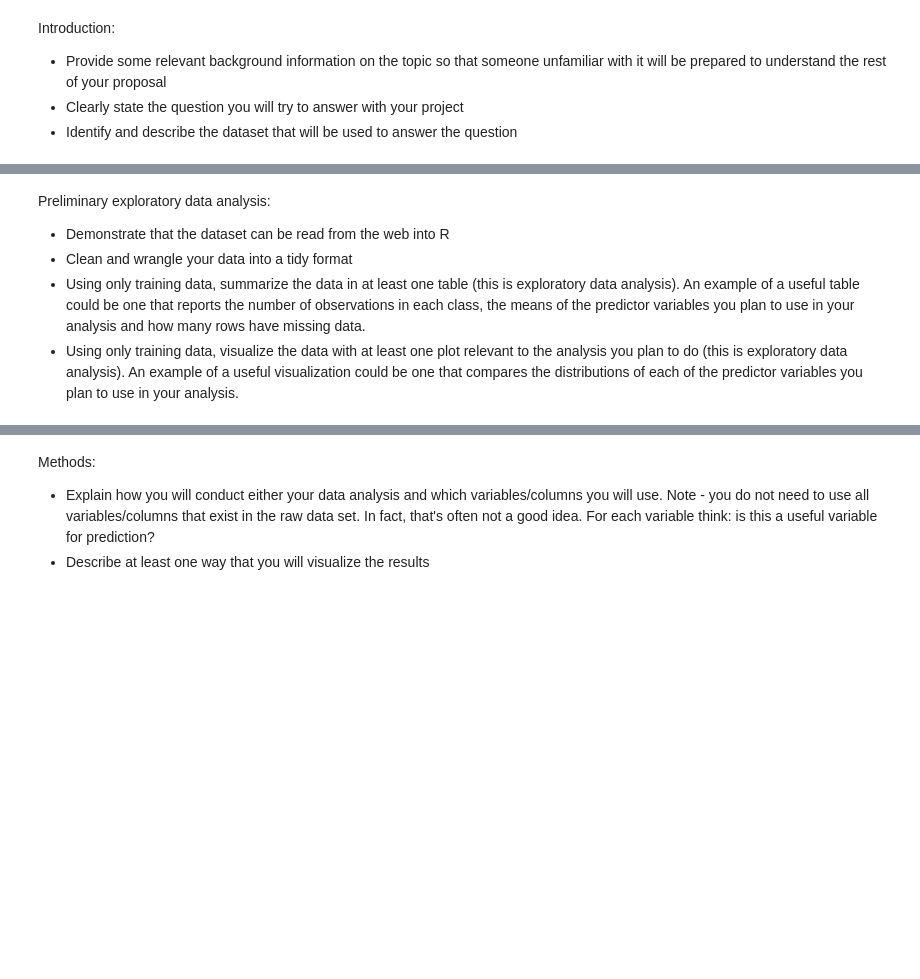
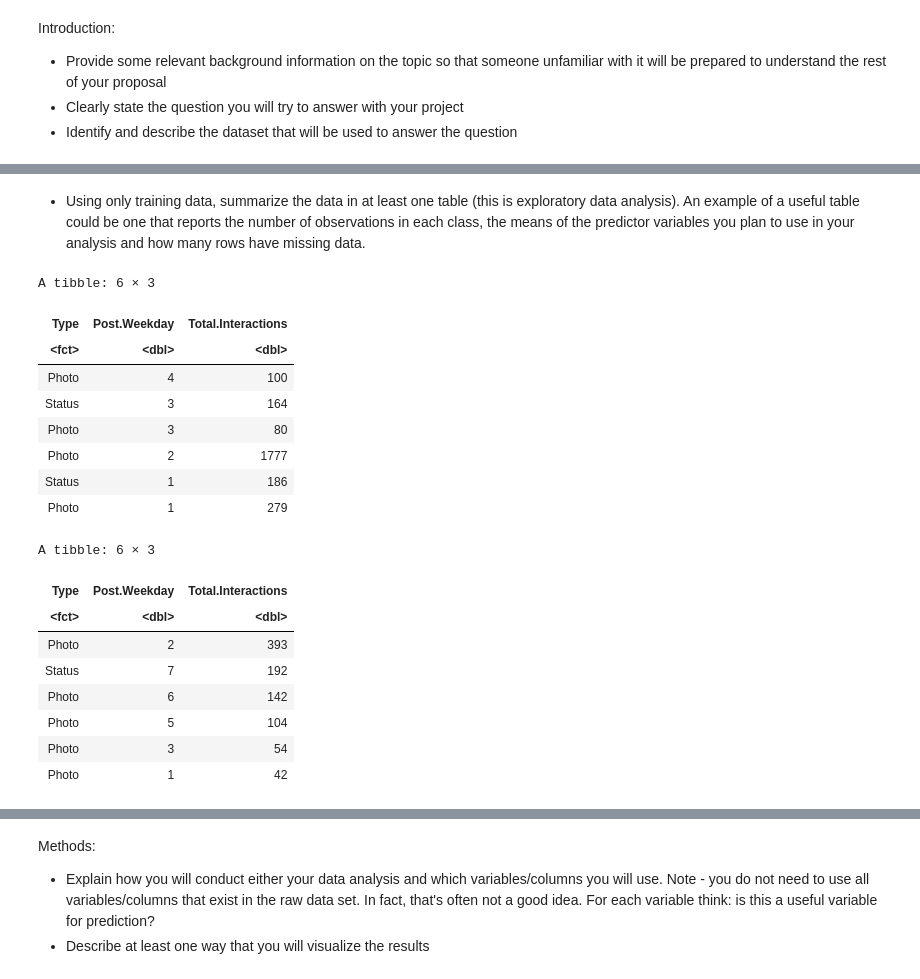
Before and after one commit to L-amat/project_proposal, a Jupyter notebook: eda.ipynb, the cells around one changed output, grey strips where cells are left out. Saved outputs shown, nothing was run; the diff lists cells and outputs as text; code cells hidden in the pictures; blank space fills up the shorter version.

```diff
--- a/eda.ipynb
+++ b/eda.ipynb
@@ -34,6 +83,30 @@ Introduction:
 # %% [markdown]
-Preliminary exploratory data analysis:
-- Demonstrate that the dataset can be read from the web into R
-- Clean and wrangle your data into a tidy format
 - Using only training data, summarize the data in at least one table (this is exploratory data analysis). An example of a useful table could be one that reports the number of observations in each class, the means of the predictor variables you plan to use in your analysis and how many rows have missing data.
-- Using only training data, visualize the data with at least one plot relevant to the analysis you plan to do (this is exploratory data analysis). An example of a useful visualization could be one that compares the distributions of each of the predictor variables you plan to use in your analysis.
+# %%
+fb_split <- initial_split(fb_data,
+                          prop = 0.75,
+                          strata = Type)  #splitting data
+fb_train <- training(fb_split)
+fb_test <- testing(fb_split)
+
+head(fb_train)
+head(fb_test)
+# %% [output]
+A tibble: 6 × 3
+| Type | Post.Weekday | Total.Interactions |
+| <fct> | <dbl> | <dbl> |
+| Photo | 4 | 100 |
+| Status | 3 | 164 |
+| Photo | 3 | 80 |
+| Photo | 2 | 1777 |
+| Status | 1 | 186 |
+| Photo | 1 | 279 |
+A tibble: 6 × 3
+| Type | Post.Weekday | Total.Interactions |
+| <fct> | <dbl> | <dbl> |
+| Photo | 2 | 393 |
+| Status | 7 | 192 |
+| Photo | 6 | 142 |
+| Photo | 5 | 104 |
+| Photo | 3 | 54 |
+| Photo | 1 | 42 |
```
Also changed, not shown: parts of 6 cells of this notebook.
